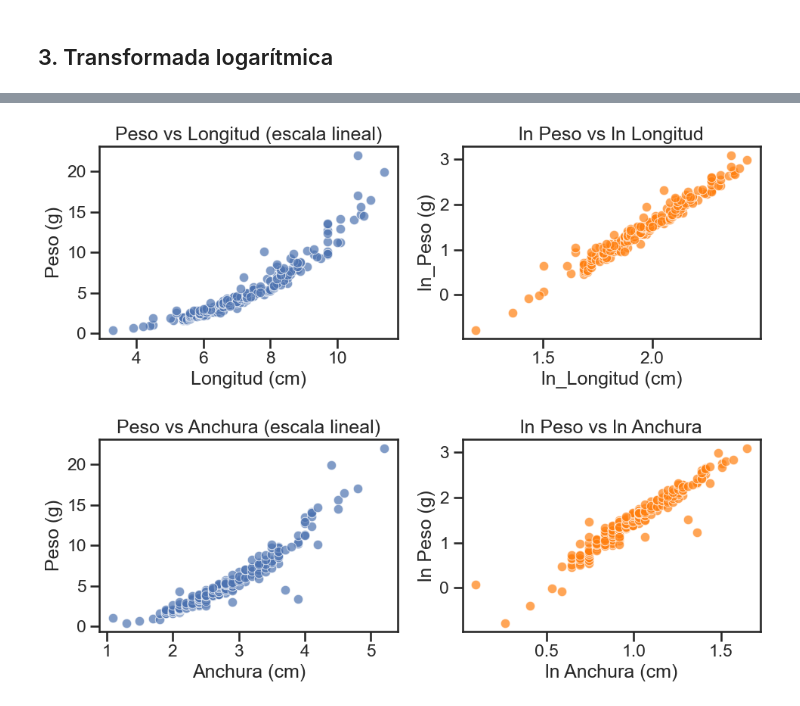
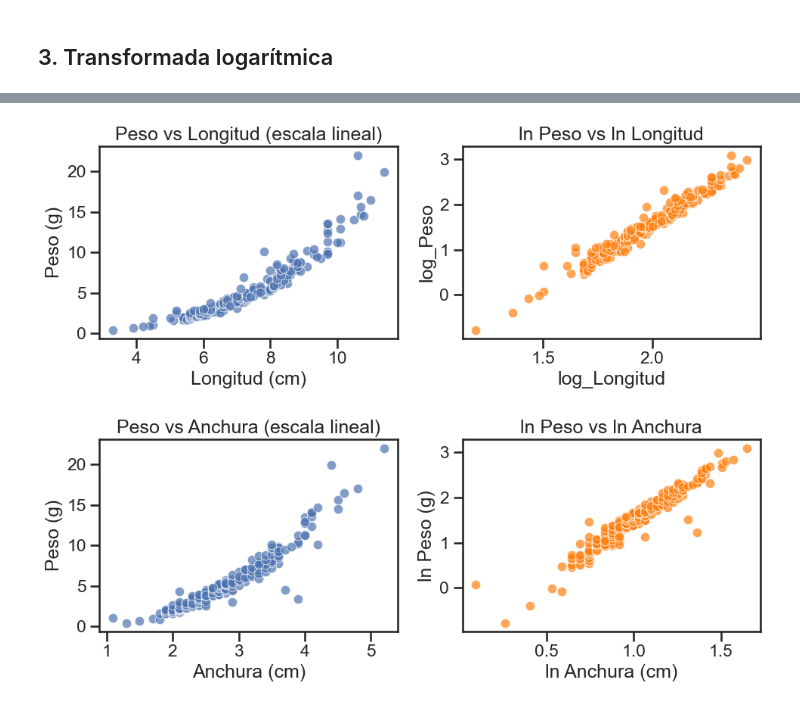
Before and after one commit to jalosu/FLATCLASS, a Jupyter notebook: content/01/Optimizacion.ipynb, the cells around one changed output, grey strips where cells are left out. Saved outputs shown, nothing was run; the diff lists cells and outputs as text; code cells hidden in the pictures.

```diff
--- a/content/01/Optimizacion.ipynb
+++ b/content/01/Optimizacion.ipynb
@@ -433,13 +433,18 @@ En nuestro caso, transformar a $ln$ permitirá redefinir los umbrales de IQR y Z
 # ---------------------------------------------------------------
 numeric_cols = ['Peso (g)', 'Longitud (cm)', 'Anchura (cm)']
 
-eps = 1e-6                                 # evita log(0)
-df[numeric_cols] = df[numeric_cols].clip(lower=eps)
+#eps = 1e-6                                 # evita log(0)
+#df[numeric_cols] = df[numeric_cols].clip(lower=eps)
 
 # ---------------------------------------------------------------
 # 2.  Transformación log-natural
 # ---------------------------------------------------------------
-df_log = np.log(df[numeric_cols]).add_prefix('ln_')   # ln_Peso (g), ln_Longitud …
+df_log = df[numeric_cols].copy()
+df_log = df_log[df_log['Peso (g)'] > 0]
+
+df_log['log_Peso'] = np.log(df_log['Peso (g)'])
+df_log['log_Longitud'] = np.log(df_log['Longitud (cm)'])
+df_log['log_Anchura'] = np.log(df_log['Anchura (cm)'])
 
 # ---------------------------------------------------------------
 # 3.  Visualizar efecto de la transformación
@@ -450,7 +455,7 @@ sns.set(style="ticks", context="talk")
 fig, ax = plt.subplots(1, 2, figsize=(10, 4))
 sns.histplot(df['Peso (g)'], ax=ax[0], bins=30, kde=True)
 ax[0].set_title("Distribución Peso (g) original")
-sns.histplot(df_log['ln_Peso (g)'], ax=ax[1], bins=30, kde=True, color="#ff7f0e")
+sns.histplot(df_log['log_Peso'], ax=ax[1], bins=30, kde=True, color="#ff7f0e")
 ax[1].set_title("Distribución ln Peso")
 plt.tight_layout()
 plt.show()
@@ -459,7 +464,7 @@ plt.show()
 fig, ax = plt.subplots(1, 2, figsize=(10, 4))
 sns.scatterplot(data=df, x='Longitud (cm)', y='Peso (g)', ax=ax[0], alpha=0.7)
 ax[0].set_title("Peso vs Longitud (escala lineal)")
-sns.scatterplot(x=df_log['ln_Longitud (cm)'], y=df_log['ln_Peso (g)'], ax=ax[1], alpha=0.7, color="#ff7f0e")
+sns.scatterplot(x=df_log['log_Longitud'], y=df_log['log_Peso'], ax=ax[1], alpha=0.7, color="#ff7f0e")
 ax[1].set_title("ln Peso vs ln Longitud")
 plt.tight_layout()
 plt.show()
@@ -473,8 +478,8 @@ sns.scatterplot(data=df,
 ax[0].set_title("Peso vs Anchura (escala lineal)")
 ax[0].set_xlabel("Anchura (cm)")
 ax[0].set_ylabel("Peso (g)")
-sns.scatterplot(x=df_log['ln_Anchura (cm)'],
-                y=df_log['ln_Peso (g)'],
+sns.scatterplot(x=df_log['log_Anchura'],
+                y=df_log['log_Peso'],
                 alpha=0.7, color="#ff7f0e", ax=ax[1])
 ax[1].set_title("ln Peso vs ln Anchura")
 ax[1].set_xlabel("ln Anchura (cm)")
@@ -482,75 +487,4 @@ ax[1].set_ylabel("ln Peso (g)")
 
 plt.tight_layout()
 plt.show()
-
-# ---------------------------------------------------------------
-# 4.  Detección de outliers en escala log
-# ---------------------------------------------------------------
-def iqr_mask(s, k=1.5):
-    q1, q3 = s.quantile([0.25, 0.75])
-    iqr = q3 - q1
-    return (s < q1 - k*iqr) | (s > q3 + k*iqr)
-
-mask_iqr_log = (
-    iqr_mask(df_log['ln_Peso (g)']) |
-    iqr_mask(df_log['ln_Longitud (cm)']) |
-    iqr_mask(df_log['ln_Anchura (cm)'])
-)
-
-z_scores_log = np.abs(stats.zscore(df_log))
-mask_z_log = (z_scores_log > 3).any(axis=1)
-
-X_scaled_log = StandardScaler().fit_transform(df_log)
-iso = IsolationForest(contamination='auto', random_state=42)
-mask_if_log = iso.fit_predict(X_scaled_log) == -1
-
-# ---------------------------------------------------------------
-# 5.  Guardamos banderas y resumen
-# ---------------------------------------------------------------
-df['out_IQR_log'] = mask_iqr_log
-df['out_Z_log']   = mask_z_log
-df['out_IF_log']  = mask_if_log
-df['out_any_log'] = df[['out_IQR_log','out_Z_log','out_IF_log']].any(axis=1)
-
-print("── Outliers tras log-transformación ──")
-for col in ['out_IQR_log','out_Z_log','out_IF_log','out_any_log']:
-    print(f"{col:<12}: {df[col].sum():>3}")
-
-# Opcional: mostrar los registros que persisten como atípicos
-display(df[df['out_any_log']].head())
-
-
-# ===============================================================
-# 6.  Comparativa de intersecciones entre los tres métodos (log)
-# ===============================================================
-
-# --- Conjuntos de índices por método ---
-set_iqr_log = set(df.index[df['out_IQR_log']])
-set_z_log   = set(df.index[df['out_Z_log']])
-set_if_log  = set(df.index[df['out_IF_log']])
-
-# --- DataFrame que contiene únicamente los registros marcados por algún método ---
-df_outliers = df[df['out_any_log']]
-
-# --- Construimos un array con las cuatro intersecciones ---
-idx_common = np.array([
-    sorted(set_iqr_log & set_z_log),                # IQR ∩ Z-Score
-    sorted(set_iqr_log & set_if_log),               # IQR ∩ IF
-    sorted(set_z_log   & set_if_log),               # Z-Score ∩ IF
-    sorted(set_iqr_log & set_z_log & set_if_log)    # IQR ∩ Z-Score ∩ IF
-], dtype=object)   # dtype=object permite listas de longitud variable
-
-print("─ Intersecciones (escala log) ─\n")
-
-print(f"IQR ∩ Z-Score              : {len(idx_common[0])}")
-display(df_outliers.loc[idx_common[0]])
-
-print(f"IQR ∩ Isolation Forest     : {len(idx_common[1])}")
-display(df_outliers.loc[idx_common[1]])
-
-print(f"Z-Score ∩ Isolation Forest : {len(idx_common[2])}")
-display(df_outliers.loc[idx_common[2]])
-
-print(f"IQR ∩ Z-Score ∩ IF         : {len(idx_common[3])}")
-display(df_outliers.loc[idx_common[3]])
 # %% [output]
@@ -558,2 +492,2 @@ display(df_outliers.loc[idx_common[3]])
-[figure, old version]
+[figure, new version]
 [figure]
```
Also changed, not shown: parts of 4 cells of this notebook.
